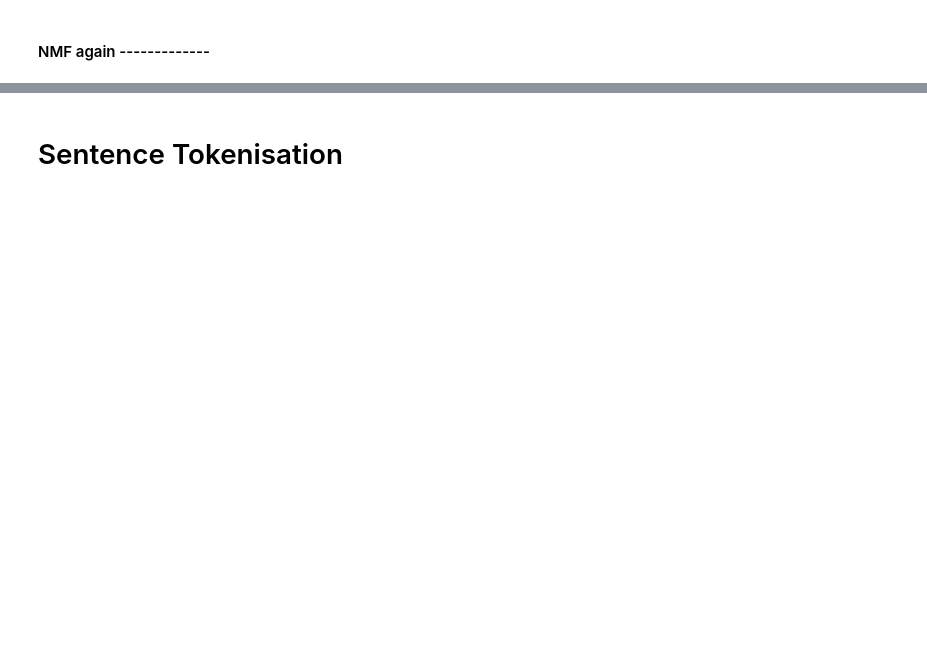
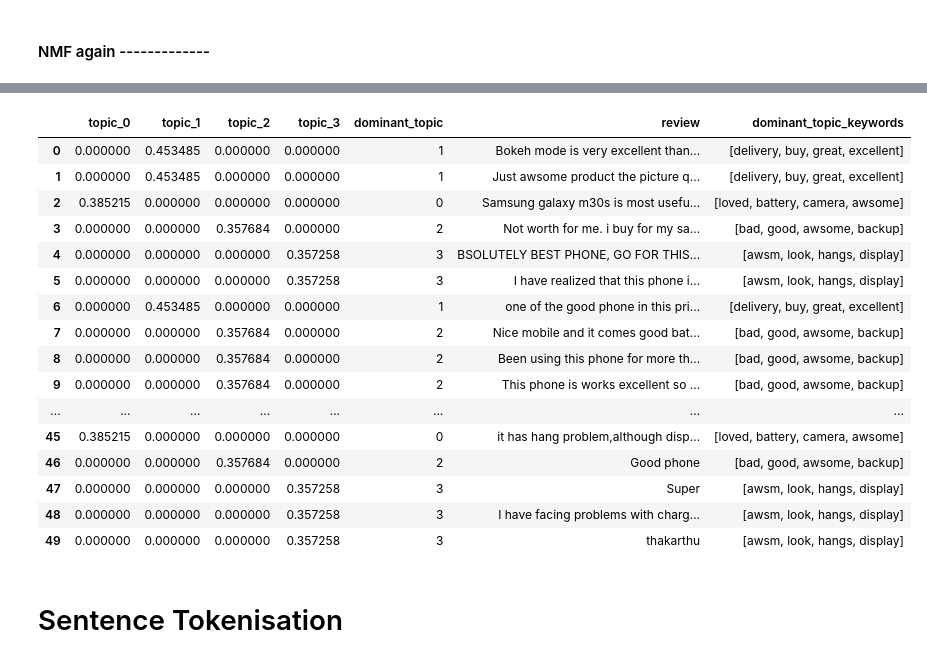
Before and after one commit to harsha-bsm/LDA-on-REDMI-NOTE8-reviews-in-FLIPKART, a Jupyter notebook: Preprocessing_and_Modelling_LDA_SAMSUNGM30.ipynb, the cells around one changed output, grey strips where cells are left out. Cells and saved outputs as stored; diff of their text form; code cells hidden in the pictures; blank space fills up the shorter version.

```diff
--- a/Preprocessing_and_Modelling_LDA_SAMSUNGM30.ipynb
+++ b/Preprocessing_and_Modelling_LDA_SAMSUNGM30.ipynb
@@ -630,3 +820,30 @@ print_top_words(nmf,words,4)
+# %%
+topics=print_top_words(nmf,bow_words,4)
+topic=["topic_"+str(i) for i  in range(0,nmf.n_components)]
+df_doc_topic=pd.DataFrame(nmf.fit_transform(df_bow),columns=topic)
+dominant_topic = np.argmax(df_doc_topic.values, axis=1)
+df_doc_topic["dominant_topic"] = dominant_topic
+df_doc_topic["review"]=dataoriginal["review"]
+df_doc_topic["dominant_topic_keywords"]=[topics[i]  for i in dominant_topic]
+df_doc_topic
+# %% [output]
+|  | topic_0 | topic_1 | topic_2 | topic_3 | dominant_topic | review | dominant_topic_keywords |
+| 0 | 0.000000 | 0.453485 | 0.000000 | 0.000000 | 1 | Bokeh mode is very excellent than... | [delivery, buy, great, excellent] |
+| 1 | 0.000000 | 0.453485 | 0.000000 | 0.000000 | 1 | Just awsome product the picture q... | [delivery, buy, great, excellent] |
+| 2 | 0.385215 | 0.000000 | 0.000000 | 0.000000 | 0 | Samsung galaxy m30s is most usefu... | [loved, battery, camera, awsome] |
+| 3 | 0.000000 | 0.000000 | 0.357684 | 0.000000 | 2 | Not worth for me. i buy for my sa... | [bad, good, awsome, backup] |
+| 4 | 0.000000 | 0.000000 | 0.000000 | 0.357258 | 3 | BSOLUTELY BEST PHONE, GO FOR THIS... | [awsm, look, hangs, display] |
+| 5 | 0.000000 | 0.000000 | 0.000000 | 0.357258 | 3 | I have realized that this phone i... | [awsm, look, hangs, display] |
+| 6 | 0.000000 | 0.453485 | 0.000000 | 0.000000 | 1 | one of the good phone in this pri... | [delivery, buy, great, excellent] |
+| 7 | 0.000000 | 0.000000 | 0.357684 | 0.000000 | 2 | Nice mobile and it comes good bat... | [bad, good, awsome, backup] |
+| 8 | 0.000000 | 0.000000 | 0.357684 | 0.000000 | 2 | Been using this phone for more th... | [bad, good, awsome, backup] |
+| 9 | 0.000000 | 0.000000 | 0.357684 | 0.000000 | 2 | This phone is works excellent so ... | [bad, good, awsome, backup] |
+| ... | ... | ... | ... | ... | ... | ... | ... |
+| 45 | 0.385215 | 0.000000 | 0.000000 | 0.000000 | 0 | it has hang problem,although disp... | [loved, battery, camera, awsome] |
+| 46 | 0.000000 | 0.000000 | 0.357684 | 0.000000 | 2 | Good phone | [bad, good, awsome, backup] |
+| 47 | 0.000000 | 0.000000 | 0.000000 | 0.357258 | 3 | Super | [awsm, look, hangs, display] |
+| 48 | 0.000000 | 0.000000 | 0.000000 | 0.357258 | 3 | I have facing problems with charg... | [awsm, look, hangs, display] |
+| 49 | 0.000000 | 0.000000 | 0.000000 | 0.357258 | 3 | thakarthu | [awsm, look, hangs, display] |
 # %% [markdown]
 # Sentence Tokenisation
 # %%
```
Also changed, not shown: parts of 37 cells of this notebook.
